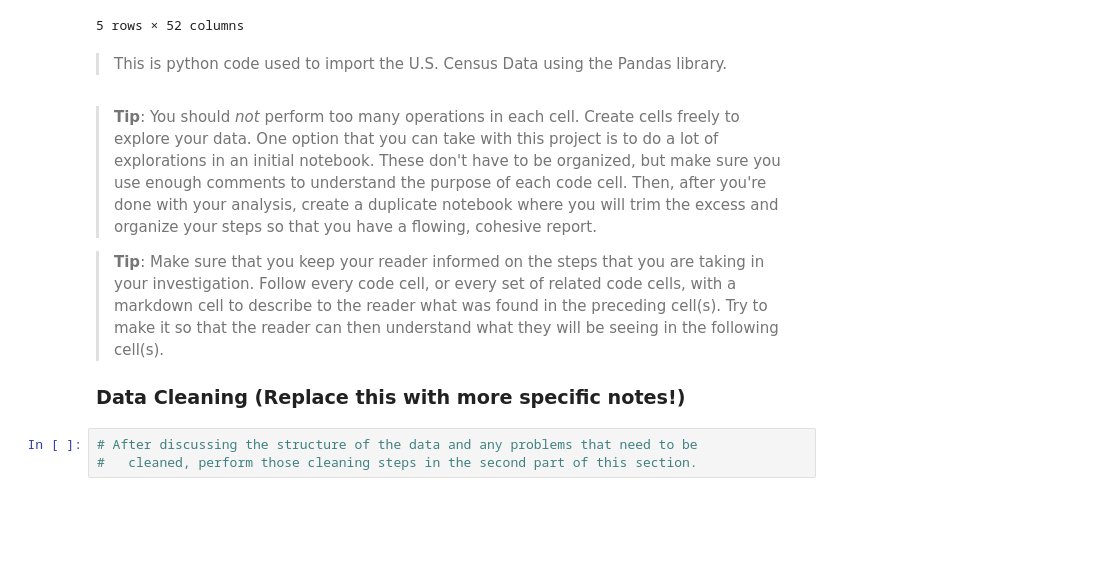
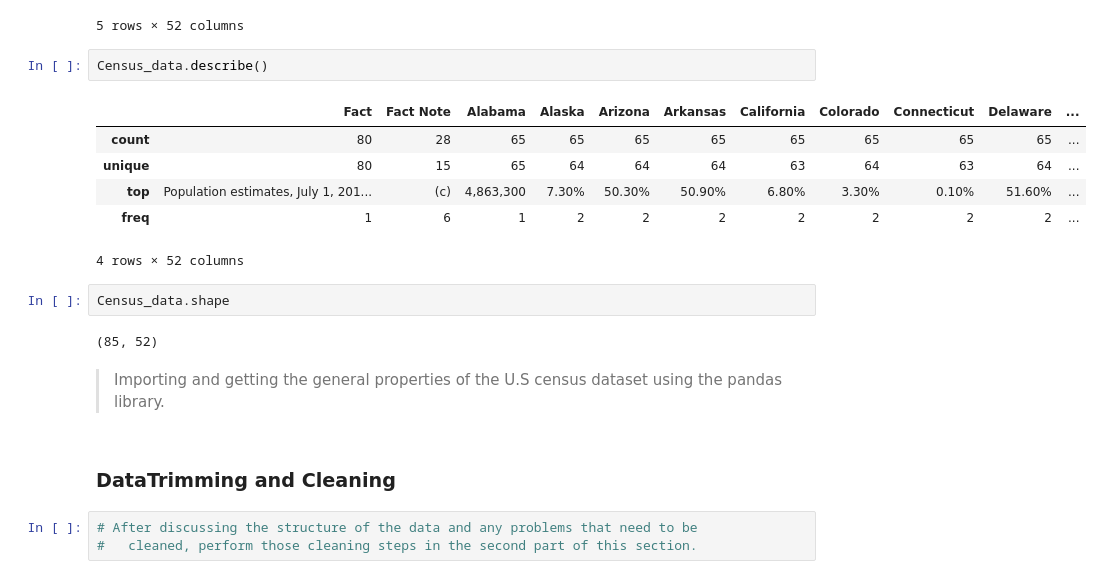
Before and after one commit to jjjeorgee/ALX-T, a Jupyter notebook: Project 01/investigate-a-dataset-template.ipynb, the cells around one changed output. Cells and saved outputs as stored; diff of their text form; blank space fills up the shorter version.

```diff
--- a/Project 01/investigate-a-dataset-template.ipynb
+++ b/Project 01/investigate-a-dataset-template.ipynb
@@ -95,14 +97,23 @@ Census_data.head()
 | 3 | Population, Census, April 1, 2010 | NaN | 4,779,736 | 710,231 | 6,392,017 | 2,915,918 | 37,253,956 | 5,029,196 | 3,574,097 | 897,934 | ... |
 | 4 | Persons under 5 years, percent, J... | NaN | 6.00% | 7.30% | 6.30% | 6.40% | 6.30% | 6.10% | 5.20% | 5.80% | ... |
 5 rows × 52 columns
-# %% [markdown]
->This is python code used to import the U.S. Census Data using the Pandas library.
-# %% [markdown]
-> **Tip**: You should _not_ perform too many operations in each cell. Create cells freely to explore your data. One option that you can take with this project is to do a lot of explorations in an initial notebook. These don't have to be organized, but make sure you use enough comments to understand the purpose of each code cell. Then, after you're done with your analysis, create a duplicate notebook where you will trim the excess and organize your steps so that you have a flowing, cohesive report.
-
-> **Tip**: Make sure that you keep your reader informed on the steps that you are taking in your investigation. Follow every code cell, or every set of related code cells, with a markdown cell to describe to the reader what was found in the preceding cell(s). Try to make it so that the reader can then understand what they will be seeing in the following cell(s).
-
-### Data Cleaning (Replace this with more specific notes!)
+# %%
+Census_data.describe()
+# %% [output]
+|  | Fact | Fact Note | Alabama | Alaska | Arizona | Arkansas | California | Colorado | Connecticut | Delaware | ... |
+| count | 80 | 28 | 65 | 65 | 65 | 65 | 65 | 65 | 65 | 65 | ... |
+| unique | 80 | 15 | 65 | 64 | 64 | 64 | 63 | 64 | 63 | 64 | ... |
+| top | Population estimates, July 1, 201... | (c) | 4,863,300 | 7.30% | 50.30% | 50.90% | 6.80% | 3.30% | 0.10% | 51.60% | ... |
+| freq | 1 | 6 | 1 | 2 | 2 | 2 | 2 | 2 | 2 | 2 | ... |
+4 rows × 52 columns
+# %%
+Census_data.shape
+# %% [output]
+(85, 52)
+# %% [markdown]
+>Importing and getting the general properties of the U.S census dataset using the pandas library.
+# %% [markdown]
+### DataTrimming and Cleaning
 # %%
 # After discussing the structure of the data and any problems that need to be
 #   cleaned, perform those cleaning steps in the second part of this section.
```
Also changed, not shown: parts of 7 cells of this notebook.
